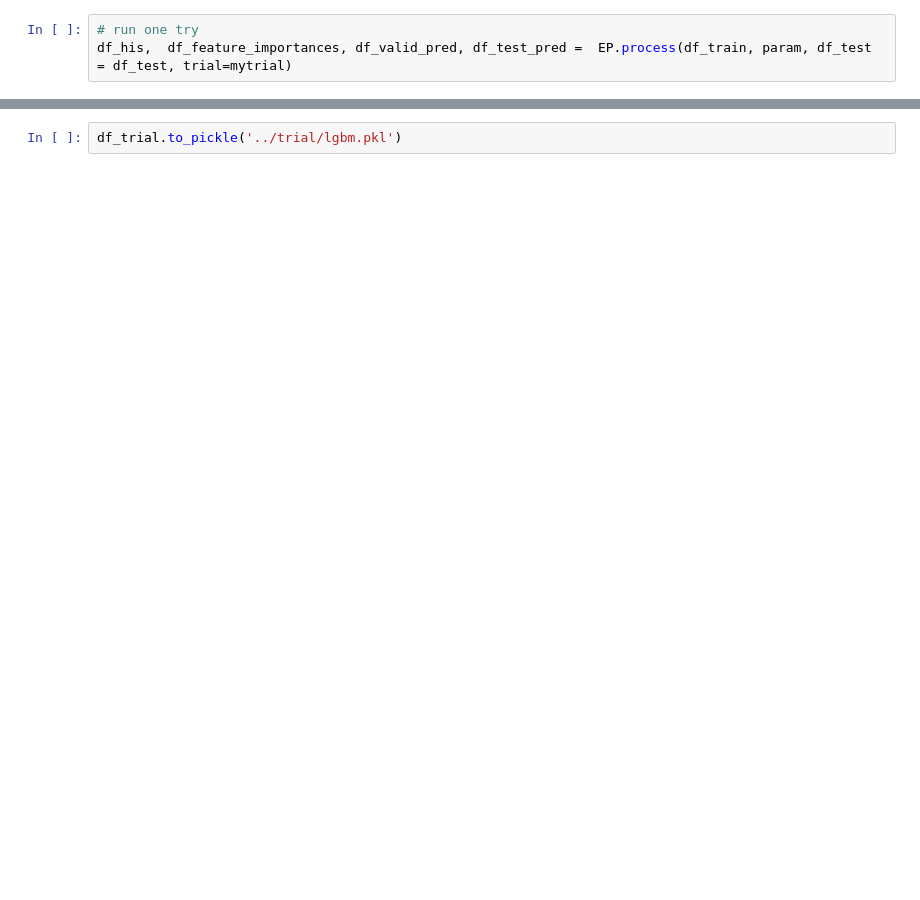
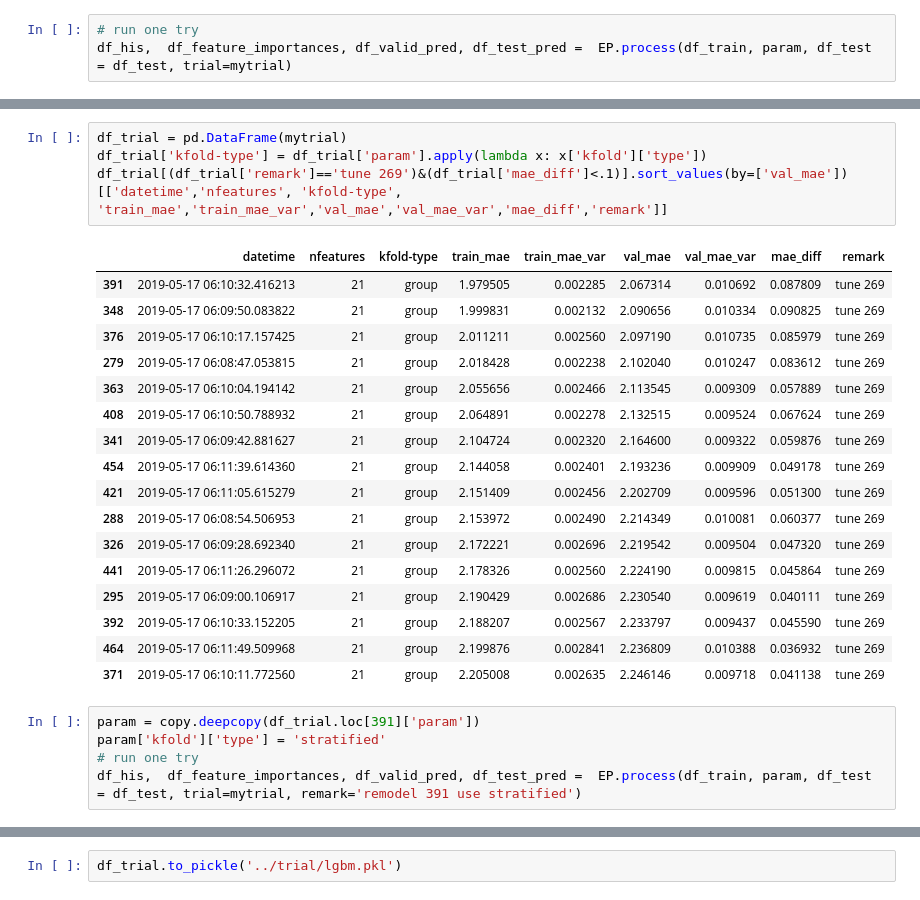
Before and after one commit to arhow/LANLEarthquakePrediction2019, a Jupyter notebook: lgbm.ipynb, the cells around one changed output, grey strips where cells are left out. Saved outputs shown, nothing was run; the diff lists cells and outputs as text; blank space fills up the shorter version.

```diff
--- a/lgbm.ipynb
+++ b/lgbm.ipynb
@@ -211,3 +365,30 @@ df_trial[['datetime','nfeatures', 'kfold-type', 'train_mae','train_mae_var','val
+# %%
+df_trial = pd.DataFrame(mytrial)
+df_trial['kfold-type'] = df_trial['param'].apply(lambda x: x['kfold']['type'])
+df_trial[(df_trial['remark']=='tune 269')&(df_trial['mae_diff']<.1)].sort_values(by=['val_mae'])[['datetime','nfeatures', 'kfold-type', 'train_mae','train_mae_var','val_mae','val_mae_var','mae_diff','remark']]
+# %% [output]
+|  | datetime | nfeatures | kfold-type | train_mae | train_mae_var | val_mae | val_mae_var | mae_diff | remark |
+| 391 | 2019-05-17 06:10:32.416213 | 21 | group | 1.979505 | 0.002285 | 2.067314 | 0.010692 | 0.087809 | tune 269 |
+| 348 | 2019-05-17 06:09:50.083822 | 21 | group | 1.999831 | 0.002132 | 2.090656 | 0.010334 | 0.090825 | tune 269 |
+| 376 | 2019-05-17 06:10:17.157425 | 21 | group | 2.011211 | 0.002560 | 2.097190 | 0.010735 | 0.085979 | tune 269 |
+| 279 | 2019-05-17 06:08:47.053815 | 21 | group | 2.018428 | 0.002238 | 2.102040 | 0.010247 | 0.083612 | tune 269 |
+| 363 | 2019-05-17 06:10:04.194142 | 21 | group | 2.055656 | 0.002466 | 2.113545 | 0.009309 | 0.057889 | tune 269 |
+| 408 | 2019-05-17 06:10:50.788932 | 21 | group | 2.064891 | 0.002278 | 2.132515 | 0.009524 | 0.067624 | tune 269 |
+| 341 | 2019-05-17 06:09:42.881627 | 21 | group | 2.104724 | 0.002320 | 2.164600 | 0.009322 | 0.059876 | tune 269 |
+| 454 | 2019-05-17 06:11:39.614360 | 21 | group | 2.144058 | 0.002401 | 2.193236 | 0.009909 | 0.049178 | tune 269 |
+| 421 | 2019-05-17 06:11:05.615279 | 21 | group | 2.151409 | 0.002456 | 2.202709 | 0.009596 | 0.051300 | tune 269 |
+| 288 | 2019-05-17 06:08:54.506953 | 21 | group | 2.153972 | 0.002490 | 2.214349 | 0.010081 | 0.060377 | tune 269 |
+| 326 | 2019-05-17 06:09:28.692340 | 21 | group | 2.172221 | 0.002696 | 2.219542 | 0.009504 | 0.047320 | tune 269 |
+| 441 | 2019-05-17 06:11:26.296072 | 21 | group | 2.178326 | 0.002560 | 2.224190 | 0.009815 | 0.045864 | tune 269 |
+| 295 | 2019-05-17 06:09:00.106917 | 21 | group | 2.190429 | 0.002686 | 2.230540 | 0.009619 | 0.040111 | tune 269 |
+| 392 | 2019-05-17 06:10:33.152205 | 21 | group | 2.188207 | 0.002567 | 2.233797 | 0.009437 | 0.045590 | tune 269 |
+| 464 | 2019-05-17 06:11:49.509968 | 21 | group | 2.199876 | 0.002841 | 2.236809 | 0.010388 | 0.036932 | tune 269 |
+| 371 | 2019-05-17 06:10:11.772560 | 21 | group | 2.205008 | 0.002635 | 2.246146 | 0.009718 | 0.041138 | tune 269 |
+# %%
+param = copy.deepcopy(df_trial.loc[391]['param'])
+param['kfold']['type'] = 'stratified'
+# run one try
+df_his,  df_feature_importances, df_valid_pred, df_test_pred =  EP.process(df_train, param, df_test = df_test, trial=mytrial, remark='remodel 391 use stratified')
 # %%
 df_trial = pd.DataFrame(mytrial)
 df_trial['kfold-type'] = df_trial['param'].apply(lambda x: x['kfold']['type'])
```
Also changed, not shown: parts of 22 cells of this notebook, 15 other files.
